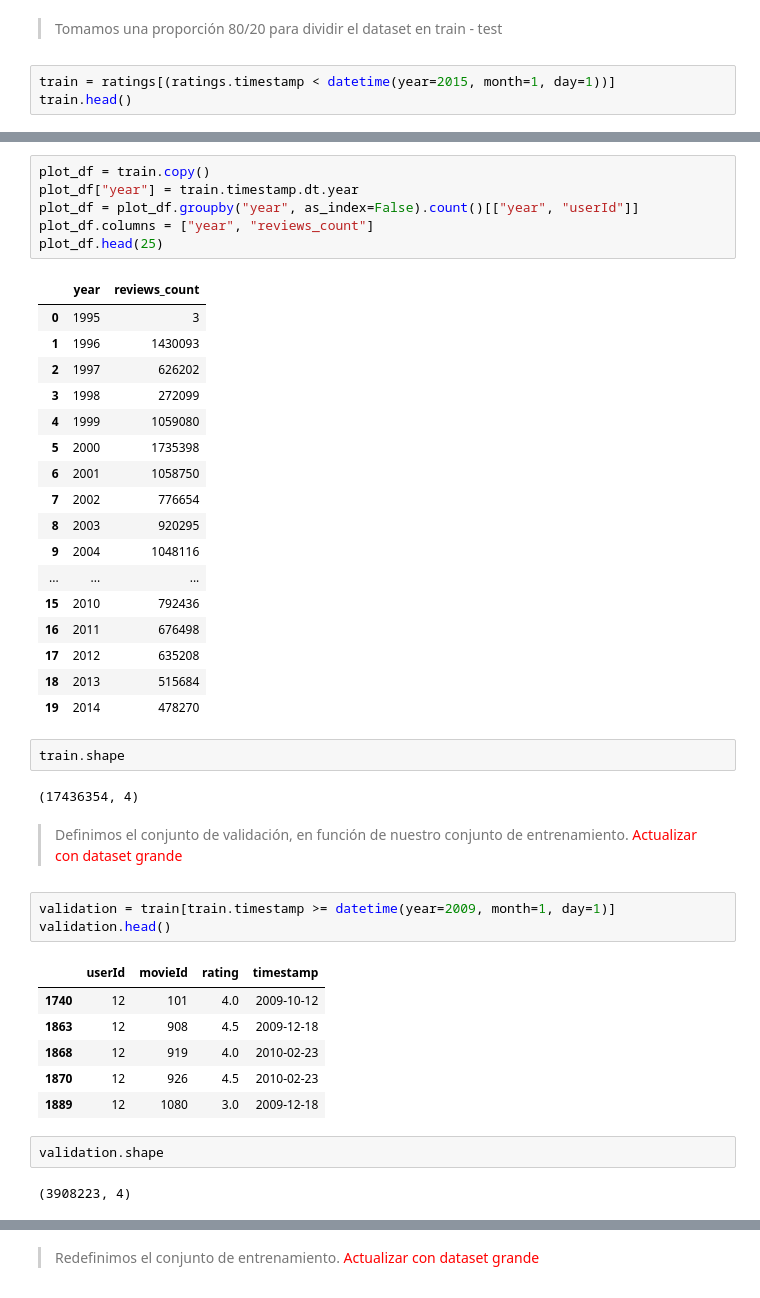
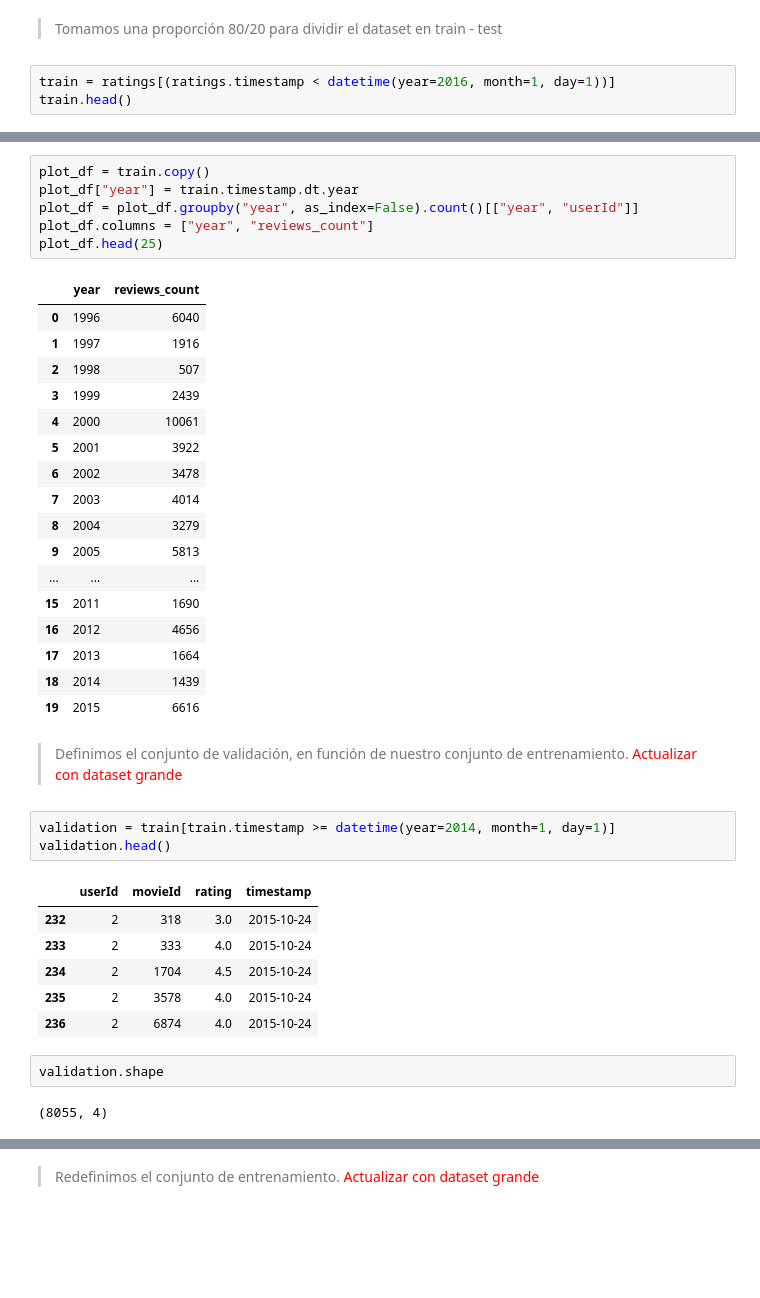
Before and after one commit to haploide/recommendation_system, a Jupyter notebook: notebooks/Entregable_3_Araoz_Bajo_Barrera.ipynb, the cells around one changed output, grey strips where cells are left out. Cells and saved outputs as stored; diff of their text form; blank space fills up the shorter version.

```diff
--- a/notebooks/Entregable_3_Araoz_Bajo_Barrera.ipynb
+++ b/notebooks/Entregable_3_Araoz_Bajo_Barrera.ipynb
@@ -193,7 +186,7 @@ plot_df.head(25)
 # %% [markdown]
 > Tomamos una proporción 80/20 para dividir el dataset en train - test
 # %%
-train = ratings[(ratings.timestamp < datetime(year=2015, month=1, day=1))]
+train = ratings[(ratings.timestamp < datetime(year=2016, month=1, day=1))]
 train.head()
 # %% [output]
 |  | userId | movieId | rating | timestamp |
@@ -244,42 +237,38 @@ plot_df.columns = ["year", "reviews_count"]
 plot_df.head(25)
 # %% [output]
 |  | year | reviews_count |
-| 0 | 1995 | 3 |
-| 1 | 1996 | 1430093 |
-| 2 | 1997 | 626202 |
-| 3 | 1998 | 272099 |
-| 4 | 1999 | 1059080 |
-| 5 | 2000 | 1735398 |
-| 6 | 2001 | 1058750 |
-| 7 | 2002 | 776654 |
-| 8 | 2003 | 920295 |
-| 9 | 2004 | 1048116 |
+| 0 | 1996 | 6040 |
+| 1 | 1997 | 1916 |
+| 2 | 1998 | 507 |
+| 3 | 1999 | 2439 |
+| 4 | 2000 | 10061 |
+| 5 | 2001 | 3922 |
+| 6 | 2002 | 3478 |
+| 7 | 2003 | 4014 |
+| 8 | 2004 | 3279 |
+| 9 | 2005 | 5813 |
 | ... | ... | ... |
-| 15 | 2010 | 792436 |
-| 16 | 2011 | 676498 |
-| 17 | 2012 | 635208 |
-| 18 | 2013 | 515684 |
-| 19 | 2014 | 478270 |
+| 15 | 2011 | 1690 |
+| 16 | 2012 | 4656 |
+| 17 | 2013 | 1664 |
+| 18 | 2014 | 1439 |
+| 19 | 2015 | 6616 |
-# %%
-train.shape
-# %% [output]
-(17436354, 4)
 # %% [markdown]
 > Definimos el conjunto de validación, en función de nuestro conjunto de entrenamiento. <span style="color:red">Actualizar con dataset grande</span>
 # %%
-validation = train[train.timestamp >= datetime(year=2009, month=1, day=1)]
+validation = train[train.timestamp >= datetime(year=2014, month=1, day=1)]
 validation.head()
 # %% [output]
 |  | userId | movieId | rating | timestamp |
-| 1740 | 12 | 101 | 4.0 | 2009-10-12 |
-| 1863 | 12 | 908 | 4.5 | 2009-12-18 |
-| 1868 | 12 | 919 | 4.0 | 2010-02-23 |
-| 1870 | 12 | 926 | 4.5 | 2010-02-23 |
-| 1889 | 12 | 1080 | 3.0 | 2009-12-18 |
+| 232 | 2 | 318 | 3.0 | 2015-10-24 |
+| 233 | 2 | 333 | 4.0 | 2015-10-24 |
+| 234 | 2 | 1704 | 4.5 | 2015-10-24 |
+| 235 | 2 | 3578 | 4.0 | 2015-10-24 |
+| 236 | 2 | 6874 | 4.0 | 2015-10-24 |
 # %%
 validation.shape
 # %% [output]
-(3908223, 4)
+(8055, 4)
 # %%
 validation.userId.nunique()
 # %% [output]
```
Also changed, not shown: parts of 57 cells of this notebook.
